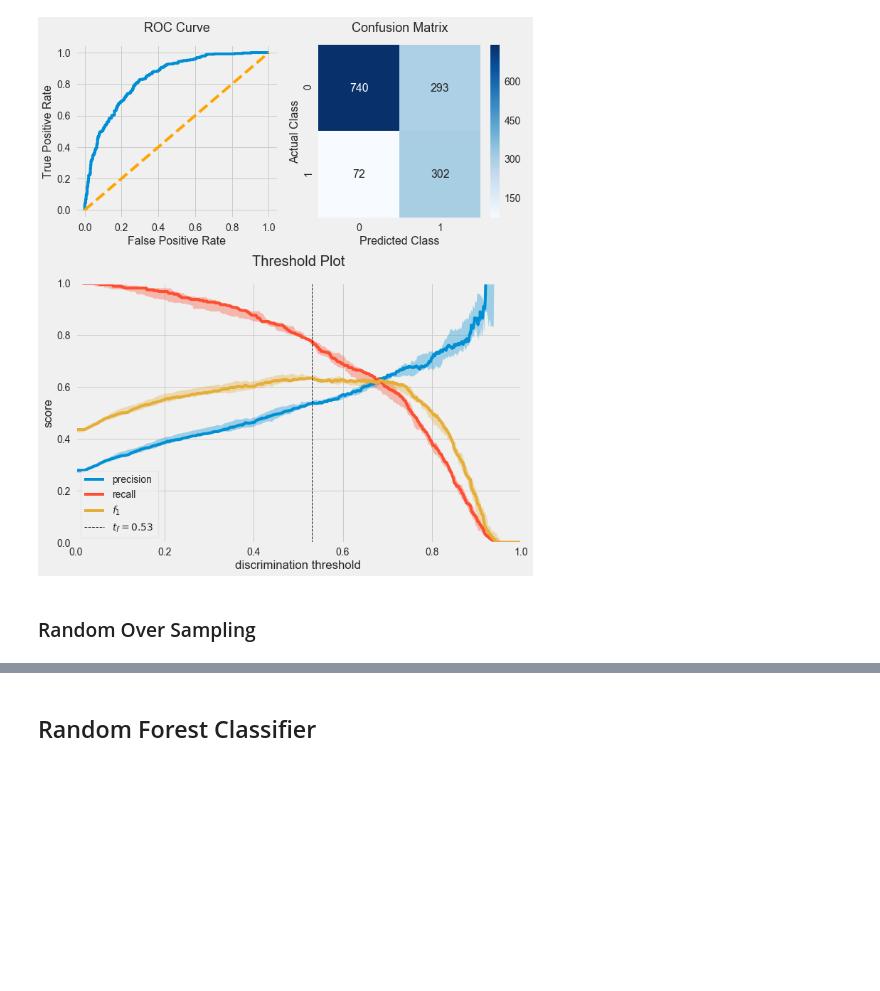
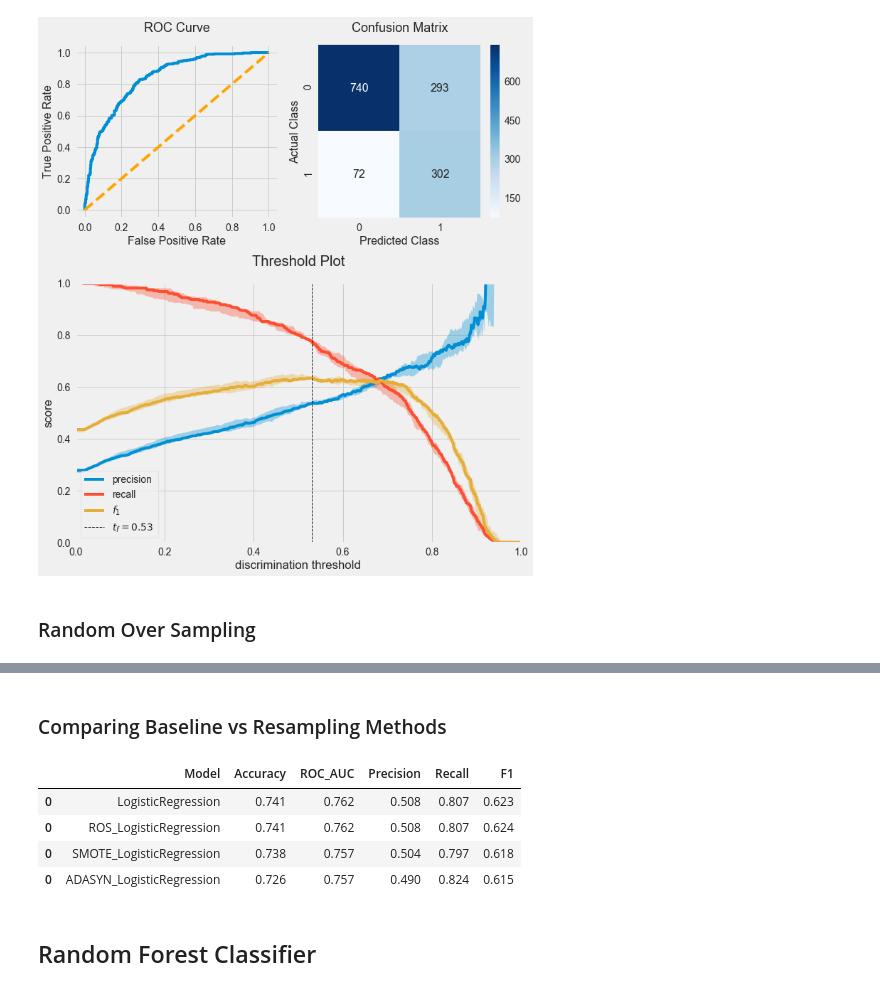
Before and after one commit to Joshuayeo95/Telco-Churn, a Jupyter notebook: modelling.ipynb, the cells around one changed output, grey strips where cells are left out. Saved outputs shown, nothing was run; the diff lists cells and outputs as text; code cells hidden in the pictures; blank space fills up the shorter version.

```diff
--- a/modelling.ipynb
+++ b/modelling.ipynb
@@ -494,7 +498,5 @@ weighted avg       0.80      0.74      0.76      1407
 # %%
-# SMOTE over sampling using 3 nearest neighbours
-smote = SMOTE(random_state=SEED, k_neighbors=3)
-smote_logreg_pipe = imb.pipeline.Pipeline(steps=[
+smote_logreg_pipe = Pipeline(steps=[
     ('Smote', smote),
     ('LogReg', LogisticRegression(**logreg_params))
 ])
@@ -520,3 +522,6 @@ Holdout Dataset Classification Report for SMOTE Logistic Regression
     accuracy                           0.74      1407
    macro avg       0.71      0.76      0.71      1407
 weighted avg       0.80      0.74      0.75      1407
+# %%
+# Saving results to dataframe
+logreg_smote = model_report(smote_logreg, X_train, y_train, X_test, y_test, 'SMOTE_LogisticRegression')
@@ -523,10 +530,8 @@ weighted avg       0.80      0.74      0.75      1407
 # %%
-# SMOTE over sampling using 5 nearest neighbours - Slightly worse than using 3 neighbours
-# smote = SMOTE(random_state=SEED, k_neighbors=5)
-# smote_logreg_pipe = imb.pipeline.Pipeline(steps=[
-#     ('Smote', smote),
-#     ('LogReg', LogisticRegression(**logreg_params))
-# ])
+adasyn_logreg_pipe = Pipeline(steps=[
+    ('Adasyn', adasyn),
+    ('LogReg', LogisticRegression(**logreg_params))
+])
 
-# smote_logreg = model_results_summary(smote_logreg_pipe, X_train, y_train, X_test, y_test,
-#                                      cv_kwargs, model_name='SMOTE Logistic Regression')
+adasyn_logreg = model_results_summary(adasyn_logreg_pipe, X_train, y_train, X_test, y_test,
+                                      cv_kwargs, model_name='ADASYN Logistic Regression')
@@ -566,2 +557,3 @@ weighted avg       0.80      0.73      0.74      1407
 # %%
-results_visualisations(adasyn_logreg, X_train, y_train, X_test, y_test, SEED)
+# Saving results to dataframe
+logreg_adasyn = model_report(adasyn_logreg, X_train, y_train, X_test, y_test, 'ADASYN_LogisticRegression')
@@ -570,3 +560,14 @@ results_visualisations(adasyn_logreg, X_train, y_train, X_test, y_test, SEED)
+# %% [markdown]
+### Comparing Baseline vs Resampling Methods
+# %%
+logreg_performance = pd.concat([logreg_base, logreg_ros, logreg_smote, logreg_adasyn], axis=0)
+logreg_performance
+# %% [output]
+|  | Model | Accuracy | ROC_AUC | Precision | Recall | F1 |
+| 0 | LogisticRegression | 0.741 | 0.762 | 0.508 | 0.807 | 0.623 |
+| 0 | ROS_LogisticRegression | 0.741 | 0.762 | 0.508 | 0.807 | 0.624 |
+| 0 | SMOTE_LogisticRegression | 0.738 | 0.757 | 0.504 | 0.797 | 0.618 |
+| 0 | ADASYN_LogisticRegression | 0.726 | 0.757 | 0.490 | 0.824 | 0.615 |
 # %% [markdown]
 ## Random Forest Classifier
 # %% [markdown]
```
Also changed, not shown: parts of 29 cells of this notebook.
